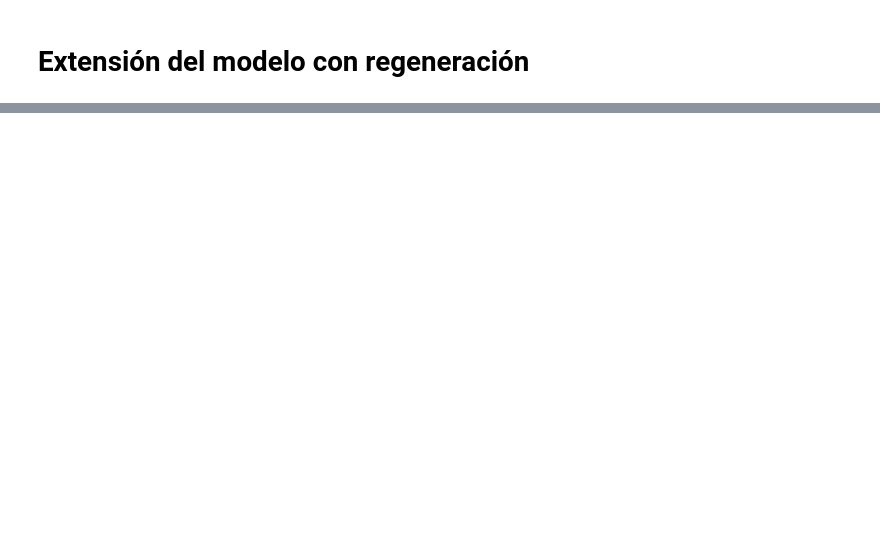
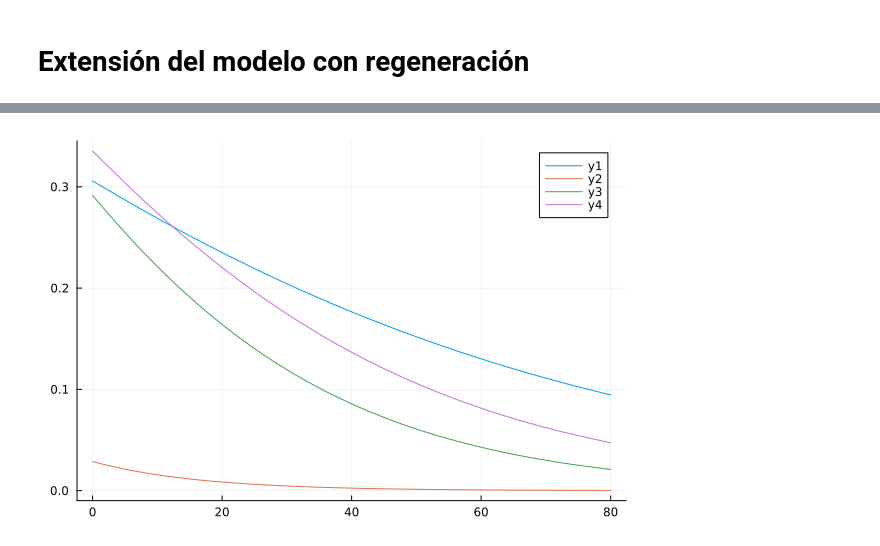
Before and after one commit to StgoLamas/PRACTICA-II, a Jupyter notebook: Semana 4/personal_s4.ipynb, the cells around one changed output, grey strips where cells are left out. Drawn from its saved outputs; the diff is of its cells as text; code cells hidden in the pictures; blank space fills up the shorter version.

```diff
--- a/Semana 4/personal_s4.ipynb
+++ b/Semana 4/personal_s4.ipynb
@@ -1071,0 +1109,27 @@ Lower bound: 1171.43
+# %%
+a_10, a_11, a_12, a_13 = (-2.291, -0.018, 0.066, 0.019)
+a_20, a_21, a_22, a_23 = (-3.552, -0.062, 0, 0.031)
+a_30, a_31, a_32, a_33 = (-0.904, -0.037, 0, 0.016)
+a_40, a_41, a_42, a_43 = (-3.438, -0.029, 0.123, 0.048)
+
+SI = 22 #DE JUGUETE
+
+function pi_1(BA)
+    return 1/(1 + exp(-(a_10 + a_11*BA + a_12*SI + a_13)))
+end
+function pi_2(BA)
+    return 1/(1 + exp(-(a_20 + a_21*BA + a_22*SI + a_23)))
+end
+function pi_3(BA)
+    return 1/(1 + exp(-(a_30 + a_31*BA + a_32*SI + a_33)))
+end
+function pi_4(BA)
+    return 1/(1 + exp(-(a_40 + a_41*BA + a_42*SI + a_43)))
+end
+
+plot(pi_1, 0,80)
+plot!(pi_2, 0,80)
+plot!(pi_3, 0,80)
+plot!(pi_4, 0,80)
+# %% [output]
+[figure, added]
```
Also changed, not shown: parts of 44 cells of this notebook, 2 other files.
